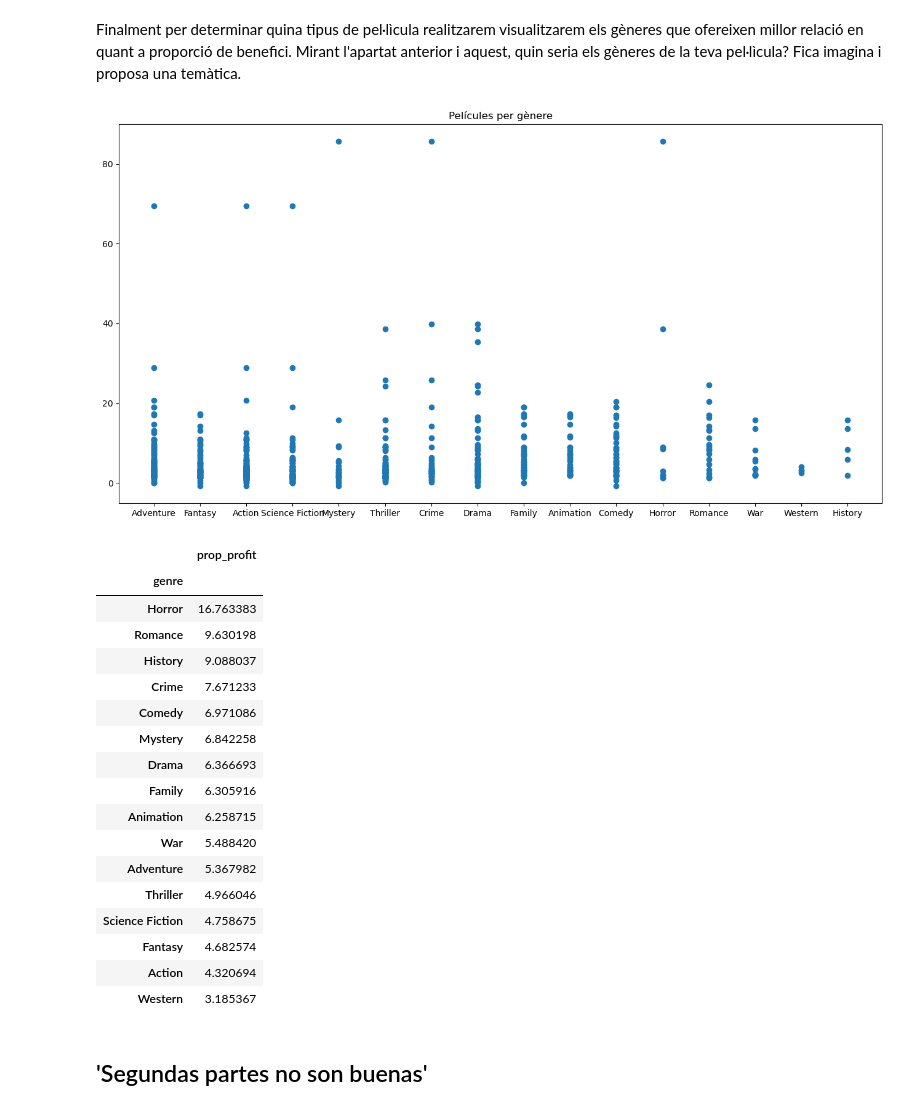
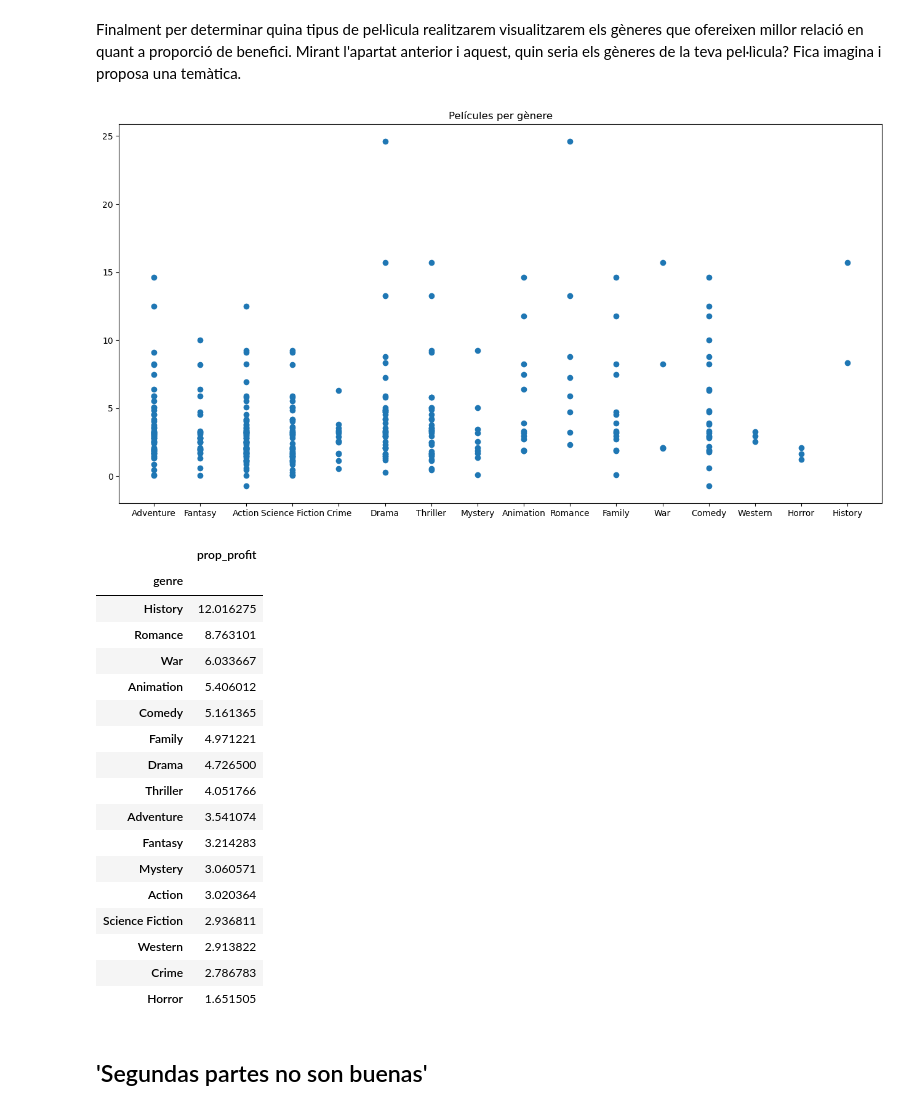
Before and after one commit to gcfp/M03, a Jupyter notebook: projecte-evaluable-1/EDA_Movies_alum.ipynb, the cells around one changed output. Saved outputs shown, nothing was run; the diff lists cells and outputs as text; code cells hidden in the pictures.

```diff
--- a/projecte-evaluable-1/EDA_Movies_alum.ipynb
+++ b/projecte-evaluable-1/EDA_Movies_alum.ipynb
@@ -257,12 +257,13 @@ The Adventures of Pluto Nash  -92896027.0
 # %% [markdown]
 Ens tornem a centrar en les pel·lìcules que interessen a la productora ( > 2010 i amb alt grau de popularitat). Per fer una bona inversió no només ens interessa en el indicador 'profit' sino també el 'prop_profit' la proporció entre els beneficis i la quantitat que s'ha invertit en realizat la película. Quines son les 5 pel·lícules que porporcionalment han generat més benefici? Quines conclusions extreure comparant-les amb el llistat anterior?
 # %%
-peliculesMesValorades = pd.merge(peliculesMesValorades, financial_ds, how='inner')
+peliculesMesValorades2010 = peliculesMesValorades.query('year > 2010')
+peliculesMesValorades2010 = pd.merge(peliculesMesValorades2010, financial_ds, how='inner')
 #Crear nova columna
-peliculesMesValorades['prop_profit'] = peliculesMesValorades['profit'] / peliculesMesValorades['budget']
+peliculesMesValorades2010['prop_profit'] = peliculesMesValorades2010['profit'] / peliculesMesValorades2010['budget']
 
 #Mostrar llistat
-peliculesMesValorades.groupby('title').agg({'prop_profit':'max'}).sort_values(by='prop_profit', ascending=False).head()
+peliculesMesValorades2010.groupby('title').agg({'prop_profit':'max'}).sort_values(by='prop_profit', ascending=False).head()
 # %% [output]
 |  | prop_profit |
 | title |  |
@@ -321,33 +321,33 @@ Finalment per determinar quina tipus de pel·lìcula realitzarem visualitzarem e
 
 #Mostrem gràfic de barres per gènere
 fig = plt.figure(figsize=(16,8))
-plt.scatter(movies_ds['genre'], movies_ds['prop_profit'])
+plt.scatter(peliculesMesValorades2010['genre'], peliculesMesValorades2010['prop_profit'])
 plt.title("Películes per gènere")
 plt.show()
 # %% [output]
-[figure, old version]
+[figure, new version]
 # %%
 # Mostrem gèneres i proposem temàtica
-movies_ds.groupby("genre").agg({'prop_profit':'mean'}).sort_values(by='prop_profit',ascending=False)
+peliculesMesValorades2010.groupby("genre").agg({'prop_profit':'mean'}).sort_values(by='prop_profit',ascending=False)
 # %% [output]
 |  | prop_profit |
 | genre |  |
-| Horror | 16.763383 |
-| Romance | 9.630198 |
-| History | 9.088037 |
-| Crime | 7.671233 |
-| Comedy | 6.971086 |
-| Mystery | 6.842258 |
-| Drama | 6.366693 |
-| Family | 6.305916 |
-| Animation | 6.258715 |
-| War | 5.488420 |
-| Adventure | 5.367982 |
-| Thriller | 4.966046 |
-| Science Fiction | 4.758675 |
-| Fantasy | 4.682574 |
-| Action | 4.320694 |
-| Western | 3.185367 |
+| History | 12.016275 |
+| Romance | 8.763101 |
+| War | 6.033667 |
+| Animation | 5.406012 |
+| Comedy | 5.161365 |
+| Family | 4.971221 |
+| Drama | 4.726500 |
+| Thriller | 4.051766 |
+| Adventure | 3.541074 |
+| Fantasy | 3.214283 |
+| Mystery | 3.060571 |
+| Action | 3.020364 |
+| Science Fiction | 2.936811 |
+| Western | 2.913822 |
+| Crime | 2.786783 |
+| Horror | 1.651505 |
 # %% [markdown]
 ## 'Segundas partes no son buenas'
 # %% [markdown]
```
Also changed, not shown: parts of 6 cells of this notebook.
